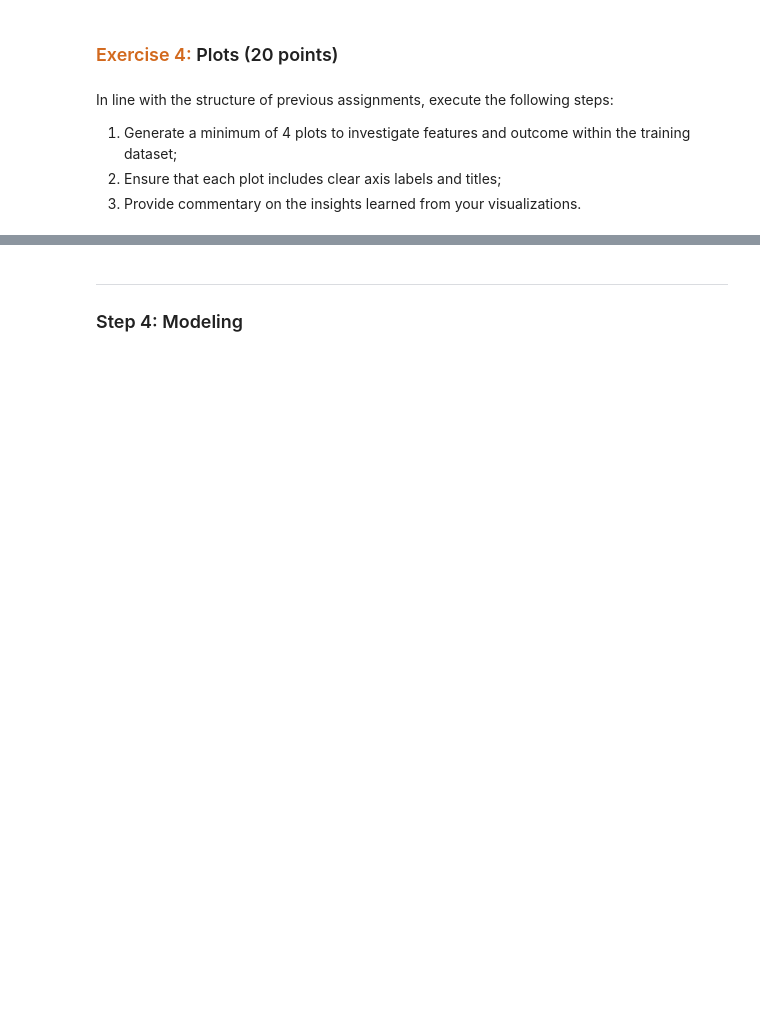
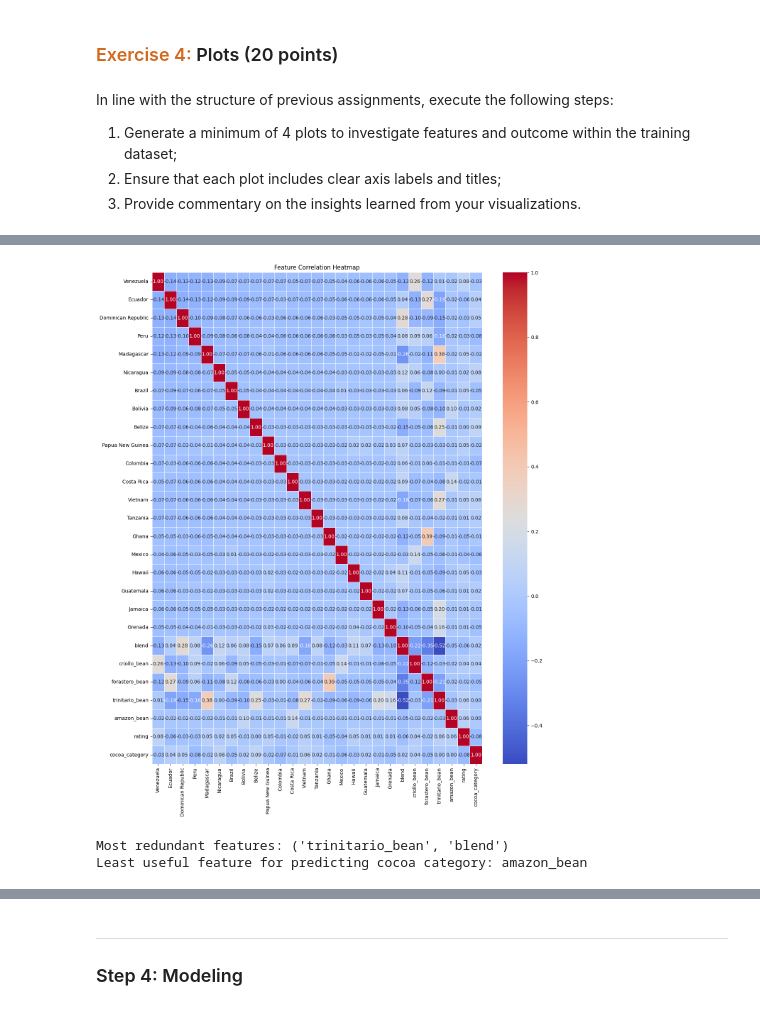
Before and after one commit to aagarwal17/datasci-207-arun, a Jupyter notebook: assignments/05 Multiclass classification.ipynb, the cells around one changed output, grey strips where cells are left out. Saved outputs shown, nothing was run; the diff lists cells and outputs as text; code cells hidden in the pictures; blank space fills up the shorter version.

```diff
--- a/assignments/05 Multiclass classification.ipynb
+++ b/assignments/05 Multiclass classification.ipynb
@@ -196,0 +637,5 @@ Following the format of previous assignments, adhere to the following steps as a
+# %%
+# Features of interest:
+features = top_countries.tolist() + ['blend', 'criollo_bean', 'forastero_bean', 'trinitario_bean', 'amazon_bean', 'rating']
+df_selected = df_filtered[features + ['cocoa_category']].copy()
+df_selected.head()
@@ -196,0 +650,7 @@ Following the format of previous assignments, adhere to the following steps as a
+# %%
+# Shuffle the dataset:
+indices = list(df_selected.index)
+shuffled_indices = np.random.permutation(indices)
+df_selected = df_selected.reindex(shuffled_indices)
+print("Top 5 rows after shuffling:")
+df_selected.head()
@@ -196,0 +666,13 @@ Following the format of previous assignments, adhere to the following steps as a
+# %%
+# Create training, validation, and test datasets using a 60/20/20 split:
+# Make X and Y dataframes:
+X = df_selected.drop('cocoa_category', axis=1)
+Y = df_selected['cocoa_category']
+
+X_train, X_temp, Y_train, Y_temp = train_test_split(X, Y, test_size=0.4, random_state=1234)
+X_val, X_test, Y_val, Y_test = train_test_split(X_temp, Y_temp, test_size=0.5, random_state=1234)
+
+print("Shapes of datasets:")
+print(f"X_train: {X_train.shape}, Y_train: {Y_train.shape}")
+print(f"X_val: {X_val.shape}, Y_val: {Y_val.shape}")
+print(f"X_test: {X_test.shape}, Y_test: {Y_test.shape}")
@@ -197,3 +684,12 @@ Following the format of previous assignments, adhere to the following steps as a
+# %%
+# Standardizing columns:
+from sklearn.preprocessing import MinMaxScaler
+
+# Using MinMaxScaler because better for logistic regression to preserve order without distorting differences:
+scaler_X = MinMaxScaler()
+X_train['rating'] = scaler_X.fit_transform(X_train[['rating']])
+X_val['rating'] = scaler_X.transform(X_val[['rating']])
+X_test['rating'] = scaler_X.transform(X_test[['rating']])
 # %% [markdown]
 ---
 ### Step 3: Exploratory data analysis (EDA)
@@ -207,0 +754,18 @@ In line with the structure of previous assignments, execute the following steps:
+# %%
+plt.figure(figsize=(15, 18))
+corr_matrix = pd.concat([X_train, Y_train], axis=1).corr()
+sns.heatmap(corr_matrix, annot=True, cmap='coolwarm', fmt='.2f', linewidths=0.5)
+plt.title("Feature Correlation Heatmap")
+plt.show()
+# %% [output]
+[figure, added]
+# %%
+abs_corr_matrix = corr_matrix.abs()
+np.fill_diagonal(abs_corr_matrix.values, 0)
+most_redundant_features = abs_corr_matrix.unstack().sort_values(ascending=False).index[0]
+print("Most redundant features:", most_redundant_features)
+least_useful_feature = abs_corr_matrix['cocoa_category'].drop('cocoa_category').idxmin()
+print("Least useful feature for predicting cocoa category:", least_useful_feature)
+# %% [output]
+Most redundant features: ('trinitario_bean', 'blend')
+Least useful feature for predicting cocoa category: amazon_bean
```
Also changed, not shown: parts of 47 cells of this notebook.
